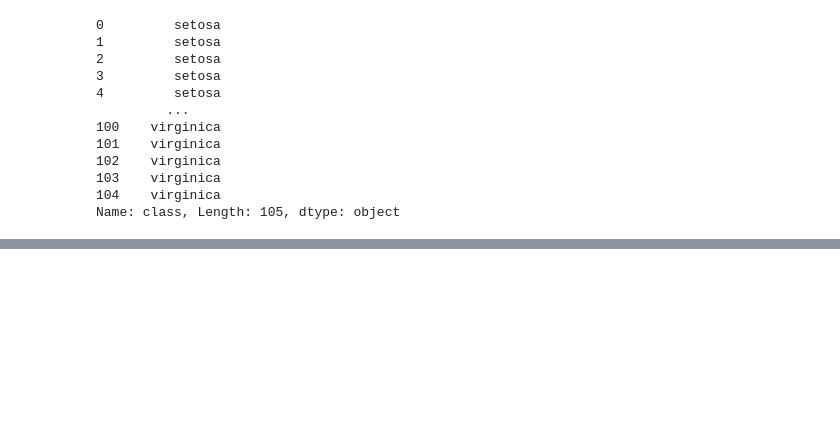
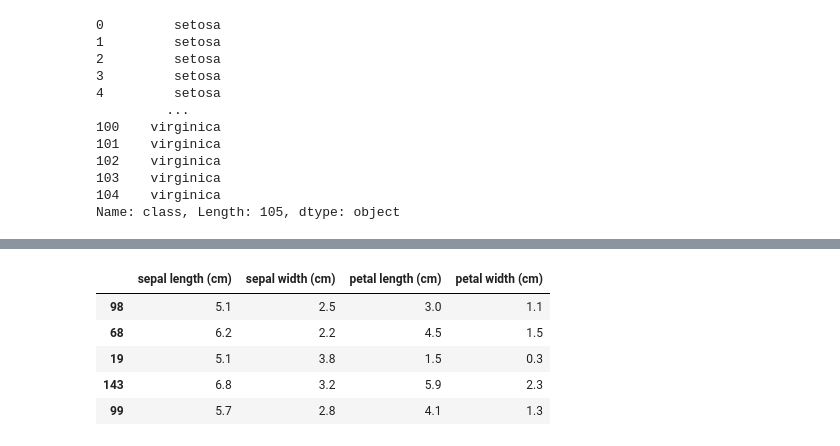
Before and after one commit to Jaeho5735/STUDY, a Jupyter notebook: 20260507/03_스케일링, 스플릿.ipynb, the cells around one changed output, grey strips where cells are left out. Cells and saved outputs as stored; diff of their text form; code cells hidden in the pictures; blank space fills up the shorter version.

```diff
--- a/20260507/03_스케일링, 스플릿.ipynb
+++ b/20260507/03_스케일링, 스플릿.ipynb
@@ -192,0 +219,7 @@ Name: class, Length: 105, dtype: object
+# %%
+# X_train3 데이터의 범위를 등록
+# Scaler에서 fit() -> 범위를 지정 // transform() -> 지정된 범위를 이용하여 스케일링
+# fit_transform() -> fit() + transform()
+# train_data: fit() -> transform() || fit_transform()
+# test data: transform()
+stdscaler.fit(X_train3)
@@ -192,0 +394,9 @@ Name: class, Length: 105, dtype: object
+# %%
+X_train3.head()
+# %% [output]
+|  | sepal length (cm) | sepal width (cm) | petal length (cm) | petal width (cm) |
+| 98 | 5.1 | 2.5 | 3.0 | 1.1 |
+| 68 | 6.2 | 2.2 | 4.5 | 1.5 |
+| 19 | 5.1 | 3.8 | 1.5 | 0.3 |
+| 143 | 6.8 | 3.2 | 5.9 | 2.3 |
+| 99 | 5.7 | 2.8 | 4.1 | 1.3 |
```
Also changed, not shown: parts of 21 cells of this notebook, 1 other file.
